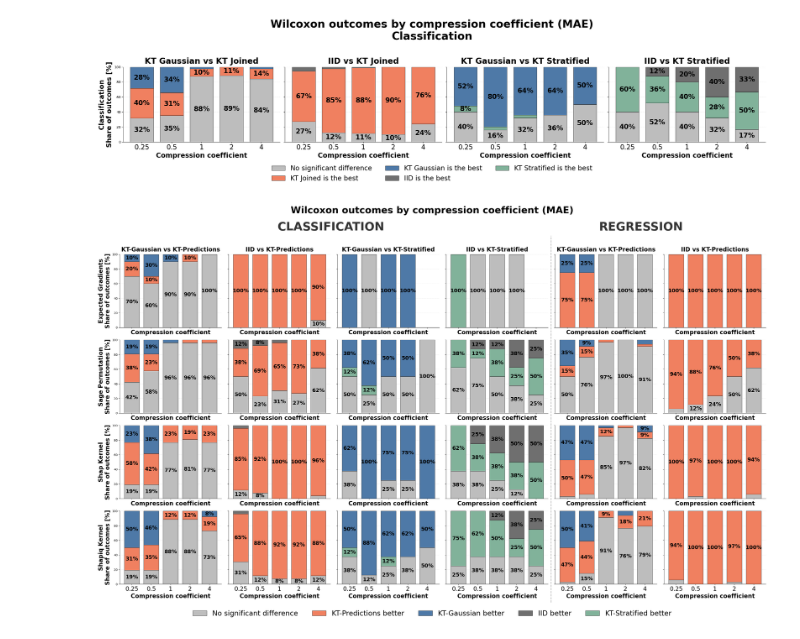
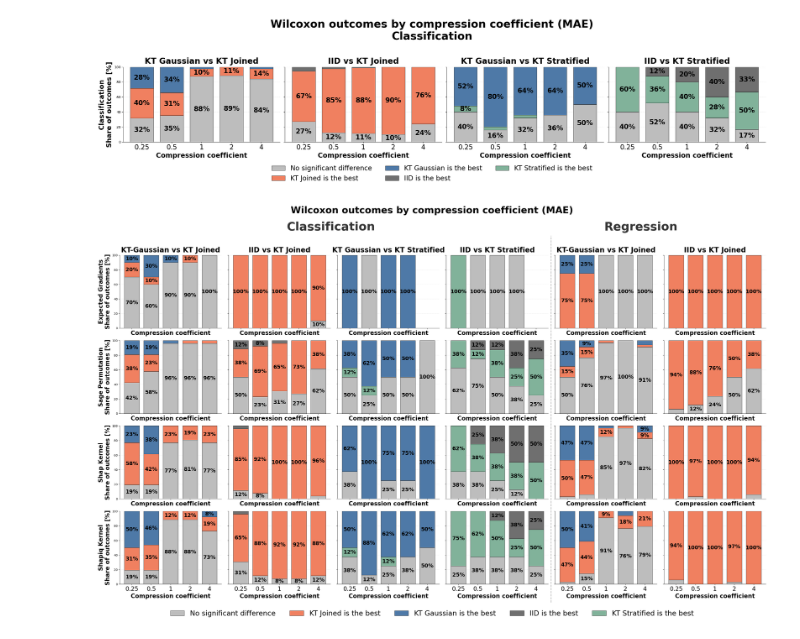
Before and after one commit to kateqwerty001/bsc-compress-then-explain, a Jupyter notebook: visualizations/tests.ipynb, the cells around one changed output. Drawn from its saved outputs; the diff is of its cells as text; code cells hidden in the pictures.

Commit message:
prediction to joined

```diff
--- a/visualizations/tests.ipynb
+++ b/visualizations/tests.ipynb
@@ -1695,7 +1695,7 @@ def plot_wilcoxon_stacked(
     ax.set_xlabel("Compression coefficient", fontsize=20, fontweight="bold")
 
     if title:
-        ax.set_title(title, fontsize=20, fontweight="bold", pad=10)
+        ax.set_title(title, fontsize=24, fontweight="bold", pad=10)
 
     ax.grid(axis="y", linestyle="--", alpha=0.25, zorder=0)
     ax.spines["top"].set_visible(False)
@@ -1707,23 +1707,23 @@ results = pd.read_csv("../package_metadata/results_all.csv")
 comparisons_all = [
     ("kt_gaussian", "kt_predictions",
      {"No significant difference": "#BDBDBD", "kt_predictions": "#f08060", "kt_gaussian": "#4E79A7"},
-     {"No significant difference": "No significant difference", "kt_predictions": "KT-Predictions better", "kt_gaussian": "KT-Gaussian better"},
-     "KT-Gaussian vs KT-Predictions"),
+     {"No significant difference": "No significant difference", "kt_predictions": "KT Joined is the best", "kt_gaussian": "KT Gaussian is the best"},
+     "KT-Gaussian vs KT Joined"),
 
     ("iid", "kt_predictions",
      {"No significant difference": "#BDBDBD", "kt_predictions": "#f08060", "iid": "#6F6F6F"},
-     {"No significant difference": "No significant difference", "kt_predictions": "KT-Predictions better", "iid": "IID better"},
-     "IID vs KT-Predictions"),
+     {"No significant difference": "No significant difference", "kt_predictions": "KT Joined is the best", "iid": "IID is the best"},
+     "IID vs KT Joined"),
 
     ("kt_gaussian", "kt_stratified",
      {"No significant difference": "#BDBDBD", "kt_stratified": "#81b29a", "kt_gaussian": "#4E79A7"},
-     {"No significant difference": "No significant difference", "kt_stratified": "KT-Stratified better", "kt_gaussian": "KT-Gaussian better"},
-     "KT-Gaussian vs KT-Stratified"),
+     {"No significant difference": "No significant difference", "kt_stratified": "KT Stratified is the best", "kt_gaussian": "KT Gaussian is the best"},
+     "KT Gaussian vs KT Stratified"),
 
      ("iid", "kt_stratified",
      {"No significant difference": "#BDBDBD", "kt_stratified": "#81b29a", "iid": "#6F6F6F"},
-     {"No significant difference": "No significant difference", "kt_stratified": "KT-Stratified better", "iid": "IID better"},
-     "IID vs KT-Stratified"),
+     {"No significant difference": "No significant difference", "kt_stratified": "KT Stratified is the best", "iid": "IID is the best"},
+     "IID vs KT Stratified"),
 ]
 
 comparisons_reg = [
@@ -1790,8 +1790,8 @@ for i, method in enumerate(methods):
             title=plot_title, colors=colors, labels_pretty=labels_pretty,
         )
 
-fig.text(0.35, 0.94, "CLASSIFICATION", ha="center", va="center", fontsize=40, fontweight="bold", color="#333333")
-fig.text(0.81, 0.94, "REGRESSION", ha="center", va="center", fontsize=40, fontweight="bold", color="#333333")
+fig.text(0.35, 0.94, "Classification", ha="center", va="center", fontsize=40, fontweight="bold", color="#333333")
+fig.text(0.81, 0.94, "Regression", ha="center", va="center", fontsize=40, fontweight="bold", color="#333333")
 
 line_x = n_cols_classif / n_cols_total
 line = plt.Line2D(
@@ -1813,31 +1813,31 @@ for ax_row in axes:
             handles_all.extend(h)
             labels_all.extend(l)
 
 seen = {}
 for h, l in zip(handles_all, labels_all):
     if l not in seen:
         seen[l] = h
 
 fig.legend(
     seen.values(),
     seen.keys(),
     loc="lower center",
     ncol=len(seen),
     frameon=False,
     fontsize=24,
     bbox_to_anchor=(0.5, 0.0),
 )
 
 fig.suptitle(
     f"Wilcoxon outcomes by compression coefficient ({METRIC.upper()})",
     fontsize=32,
     fontweight="bold",
     y=0.99,
 )
 
 plt.tight_layout(rect=[0, 0.05, 1, 0.93], w_pad=2.0)
 os.makedirs("./image22", exist_ok=True)
 plt.savefig("./image22/wilcoxon_compact_grid.pdf", dpi=300, bbox_inches="tight")
 plt.show()
 # %% [output]
-[figure, old version]
+[figure, new version]
```
Also changed, not shown: 1 other file.
